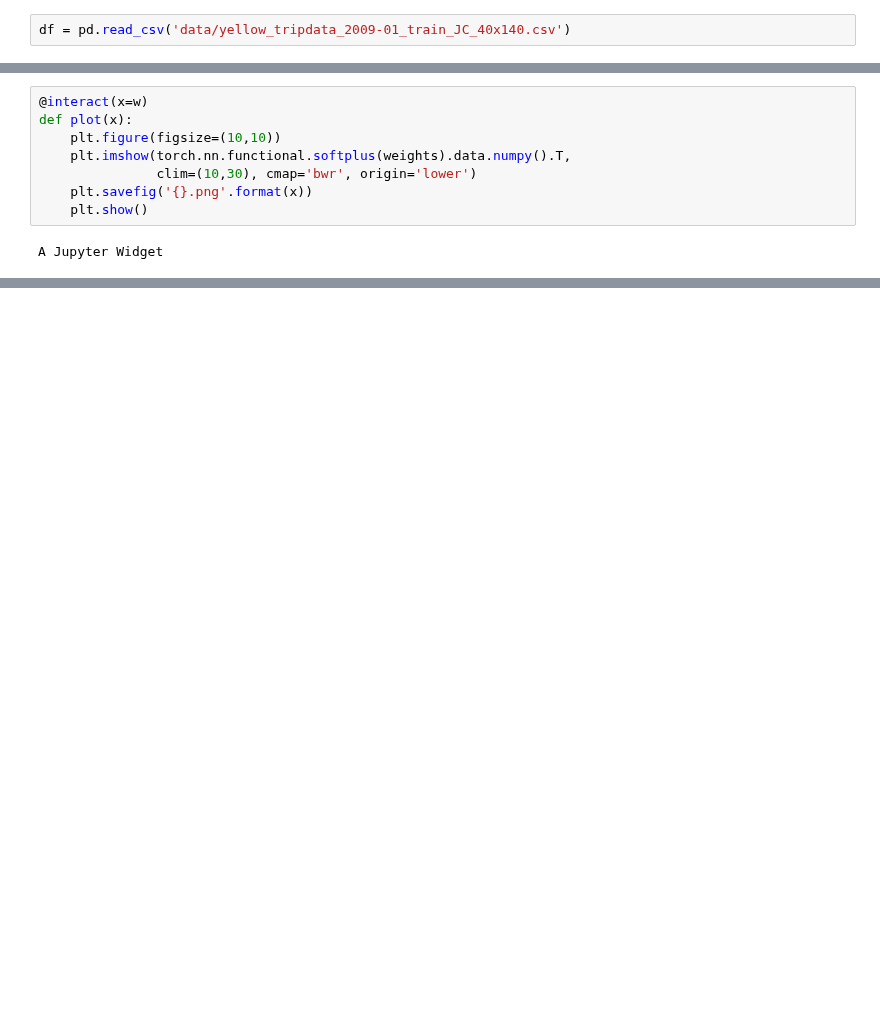
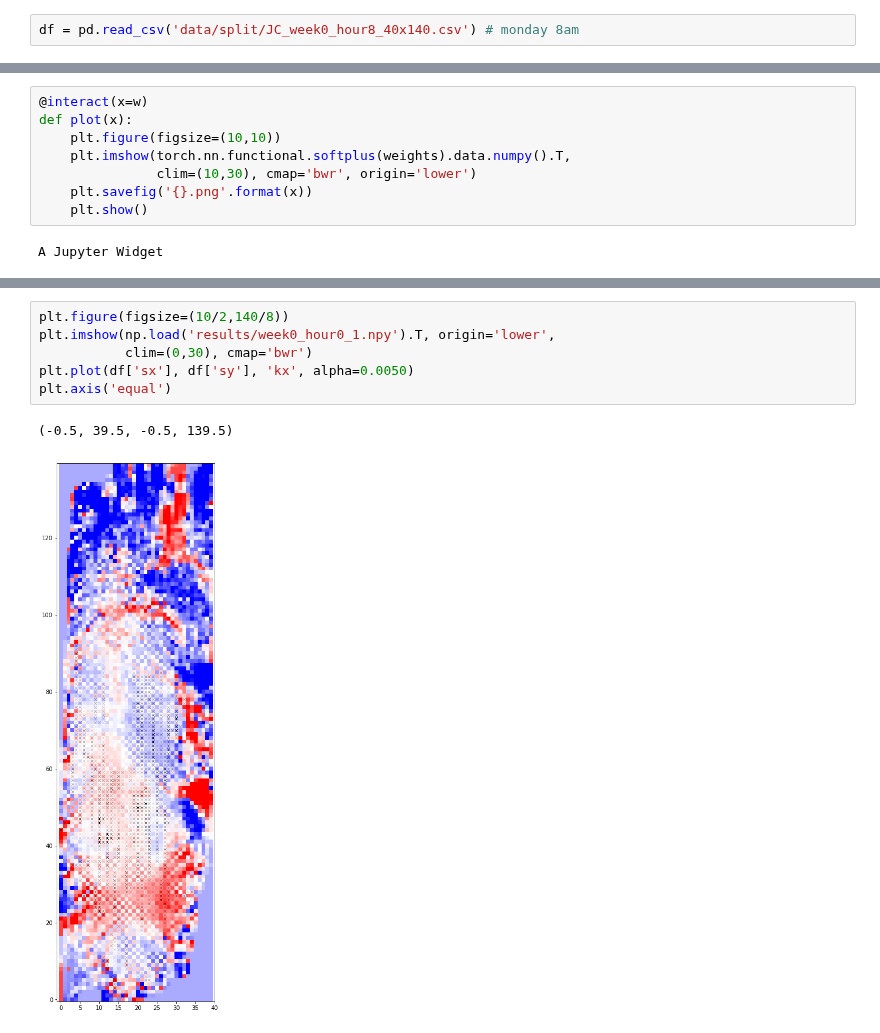
Before and after one commit to M20190649/cs281-final-taxi, a Jupyter notebook: 2017-11-25_JC_monte-carlo-unif.ipynb, the cells around one changed output, grey strips where cells are left out. Saved outputs shown, nothing was run; the diff lists cells and outputs as text; blank space fills up the shorter version.

```diff
--- a/2017-11-25_JC_monte-carlo-unif.ipynb
+++ b/2017-11-25_JC_monte-carlo-unif.ipynb
@@ -122,5 +117,5 @@ A Jupyter Widget
 # %%
-df = pd.read_csv('data/yellow_tripdata_2009-01_train_JC_40x140.csv')
+df = pd.read_csv('data/split/JC_week0_hour8_40x140.csv') # monday 8am
 # %%
 optimizer = Adam([weights], lr = 0.05)
 num_epochs = 5
@@ -166,0 +185,9 @@ A Jupyter Widget
+# %%
+plt.figure(figsize=(10/2,140/8))
+plt.imshow(np.load('results/week0_hour0_1.npy').T, origin='lower',
+           clim=(0,30), cmap='bwr')
+plt.plot(df['sx'], df['sy'], 'kx', alpha=0.0050)
+plt.axis('equal')
+# %% [output]
+(-0.5, 39.5, -0.5, 139.5)
+[figure, added]
```
Also changed, not shown: parts of 8 cells of this notebook, 9 other files.
